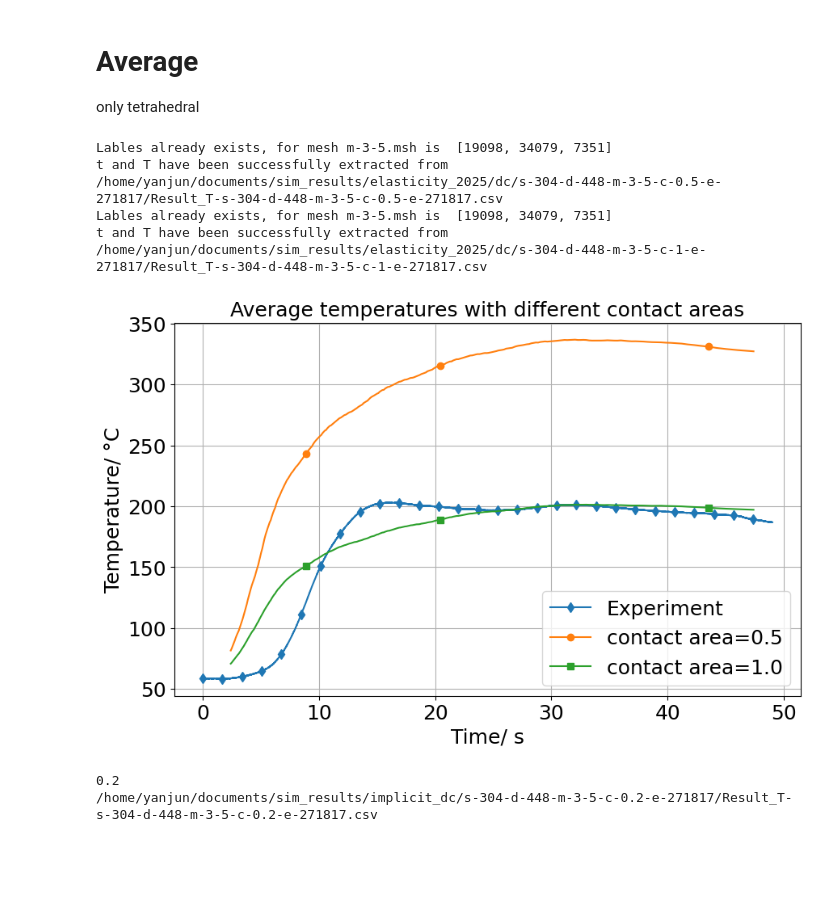
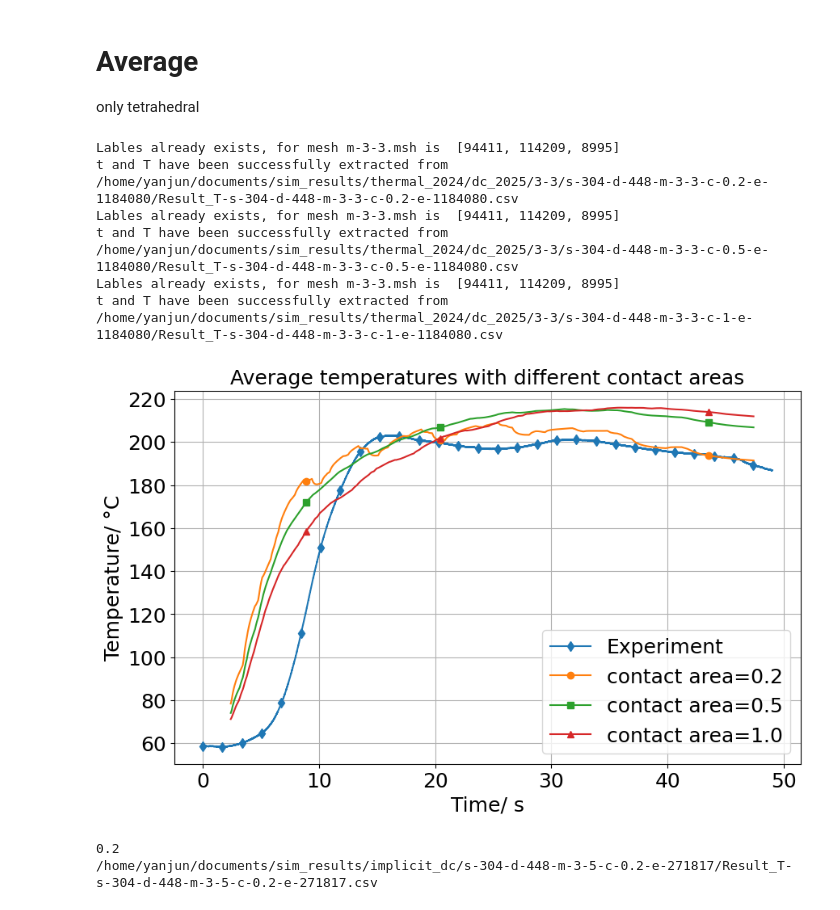
Before and after one commit to yanjun96/thermal_mechanics_fenicsx, a Jupyter notebook: analysis/thermal_elasetic/dc.ipynb, the cells around one changed output. Drawn from its saved outputs; the diff is of its cells as text; code cells hidden in the pictures; blank space fills up the shorter version.

Commit message:
plot for contact area change temperature, preeesure increases in linear

```diff
--- a/analysis/thermal_elasetic/dc.ipynb
+++ b/analysis/thermal_elasetic/dc.ipynb
@@ -14,9 +14,9 @@ import sys
 import matplotlib.pyplot as plt
 import numpy as np
 
-sys.path.append('/home/yanjun/documents/fenicsx/mech_disc/main_simulation/')
+sys.path.append('/home/yanjun/documents/fenicsx/therm_disc/')
 from disc_f import *
-source_dir = '/home/yanjun/documents/sim_results/elasticity_2025/dc/'
+source_dir = '/home/yanjun/documents/sim_results/thermal_2024/dc_2025/3-3/'
 
 # Collect all CSV files from the destination directory
 csv_files = collect_csv_files(source_dir)
@@ -32,38 +32,40 @@ plt.plot(t_e, T_e_ave, label= "Experiment",marker='d',markevery=1000)
 
 j = 0
 marker_styles = ['o', 's', '^', 'v', '>', '<','d', '*', 'x', 'p']
 
 for csv_file in csv_files:
     lables    = find_3_coord(  extract_mesh_labels(csv_file)  )
     t,T       = read_t_T ( csv_file )
     contact_n =  extract_file_labels(csv_file, type1)
     #calculate average temperature
     T_3_ave   = []
     for i in range(len(T)):
         T_3_all =  T[i][ lables[0] ] + T[i][ lables[1] ] + T[i][ lables[2] ]
         T_3_ave.append ( T_3_all / 3 )
     plt.plot(t,pd.Series(T_3_ave).rolling(window=30).mean(),label= f'contact area={ contact_n }',
              marker=marker_styles[j], markevery=100)
     j += 1
 
 fontsize_global = 18
 
 plt.xticks(fontsize=fontsize_global)
 plt.yticks(fontsize=fontsize_global)
 
 plt.xlabel('Time/ s', fontsize=fontsize_global)
 plt.ylabel('Temperature/ °C', fontsize=fontsize_global)
 plt.title('Average temperatures with different contact areas', fontsize=fontsize_global)
 plt.legend(fontsize=fontsize_global)
 plt.grid(True)
 plt.savefig('T_ave_dc.png')
 plt.show()
 # %% [output]
-Lables already exists, for mesh m-3-5.msh is  [19098, 34079, 7351]
-t and T have been successfully extracted from /home/yanjun/documents/sim_results/elasticity_2025/dc/s-304-d-448-m-3-5-c-0.5-e-271817/Result_T-s-304-d-448-m-3-5-c-0.5-e-271817.csv
-Lables already exists, for mesh m-3-5.msh is  [19098, 34079, 7351]
-t and T have been successfully extracted from /home/yanjun/documents/sim_results/elasticity_2025/dc/s-304-d-448-m-3-5-c-1-e-271817/Result_T-s-304-d-448-m-3-5-c-1-e-271817.csv
+Lables already exists, for mesh m-3-3.msh is  [94411, 114209, 8995]
+t and T have been successfully extracted from /home/yanjun/documents/sim_results/thermal_2024/dc_2025/3-3/s-304-d-448-m-3-3-c-0.2-e-1184080/Result_T-s-304-d-448-m-3-3-c-0.2-e-1184080.csv
+Lables already exists, for mesh m-3-3.msh is  [94411, 114209, 8995]
+t and T have been successfully extracted from /home/yanjun/documents/sim_results/thermal_2024/dc_2025/3-3/s-304-d-448-m-3-3-c-0.5-e-1184080/Result_T-s-304-d-448-m-3-3-c-0.5-e-1184080.csv
+Lables already exists, for mesh m-3-3.msh is  [94411, 114209, 8995]
+t and T have been successfully extracted from /home/yanjun/documents/sim_results/thermal_2024/dc_2025/3-3/s-304-d-448-m-3-3-c-1-e-1184080/Result_T-s-304-d-448-m-3-3-c-1-e-1184080.csv
-[figure, old version]
+[figure, new version]
 # %%
 print(  extract_file_labels(csv_file, type1) )
 print(csv_file)
```
Also changed, not shown: parts of 2 cells of this notebook, 4 other files.
